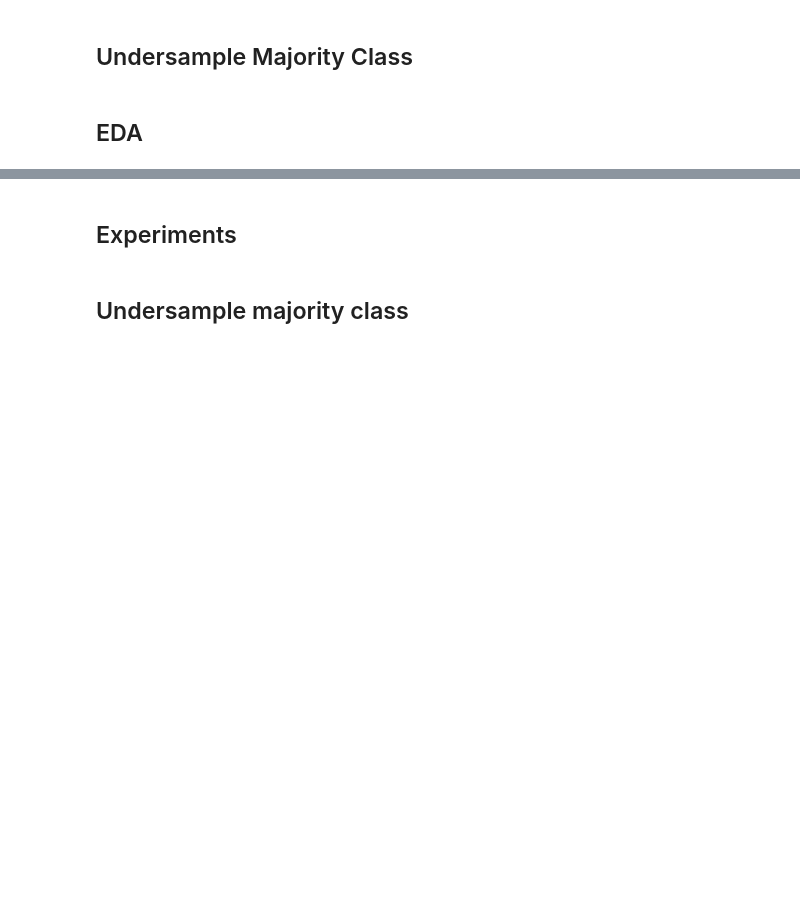
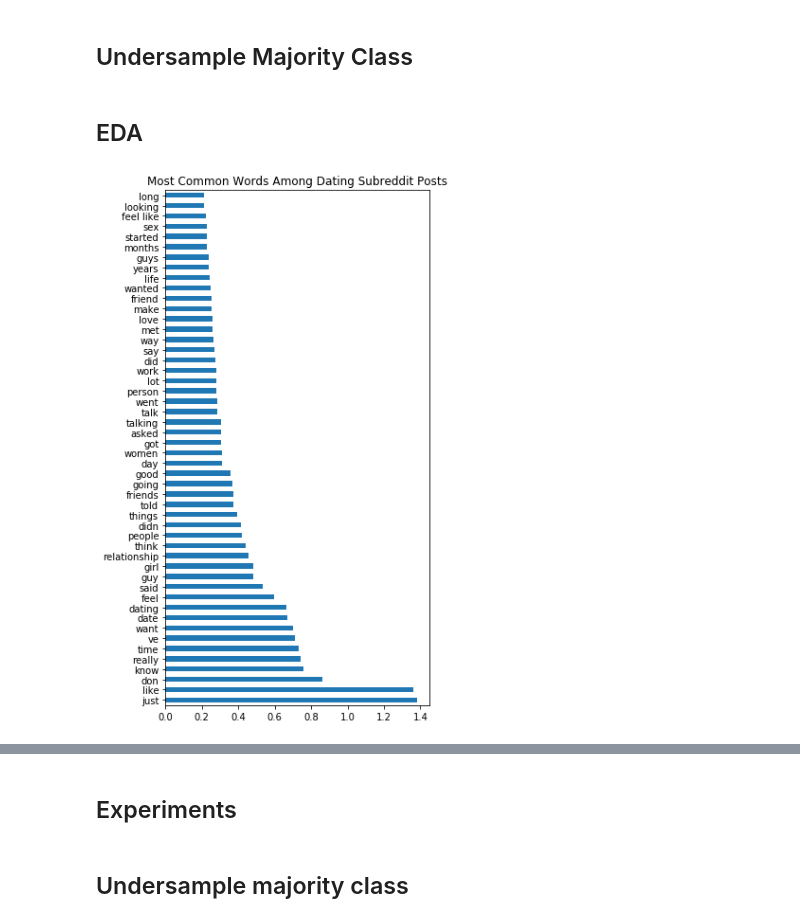
Before and after one commit to matthewlee44/reddit_subreddit_classification, a Jupyter notebook: Untitled1.ipynb, the cells around one changed output, grey strips where cells are left out. Cells and saved outputs as stored; diff of their text form; code cells hidden in the pictures; blank space fills up the shorter version.

```diff
--- a/Untitled1.ipynb
+++ b/Untitled1.ipynb
@@ -99,7 +97,7 @@ def add_vectorized_to_df(df, text_column, vec_params):
             ngram_range = vec_params.get("ngram_range"),
         )
     df_vec_sparse = vec.fit_transform(df_copy[text_column])
-    df_vec = pd.DataFrame(df_vec_sparse.todense(), columns=vec.get_feature_names_out())
+    df_vec = pd.DataFrame(df_vec_sparse.todense(), columns=vec.get_feature_names())
     df_vec.reset_index(inplace=True, drop=True)
     df_copy.reset_index(inplace=True, drop=True)
     return pd.concat([df_copy, df_vec], axis=1)
@@ -120,6 +120,8 @@ vec_params = {
 model_df_vec_target0 = add_vectorized_to_df(model_df_eda[model_df_eda['||__target__||'] == 0], "alltext", vec_params)
 model_df_vec_target1 = add_vectorized_to_df(model_df_eda[model_df_eda['||__target__||'] == 1], "alltext", vec_params)
 # %%
-plt.figure(figsize=(4,7))
+plt.figure(figsize=(5,10))
 plt.title("Most Common Words Among Dating Subreddit Posts")
 model_df_vec_target0.mean().sort_values(ascending=False).head(50).plot(kind="barh");
+# %% [output]
+[figure, added]
```
Also changed, not shown: parts of 14 cells of this notebook, 1 other file.
